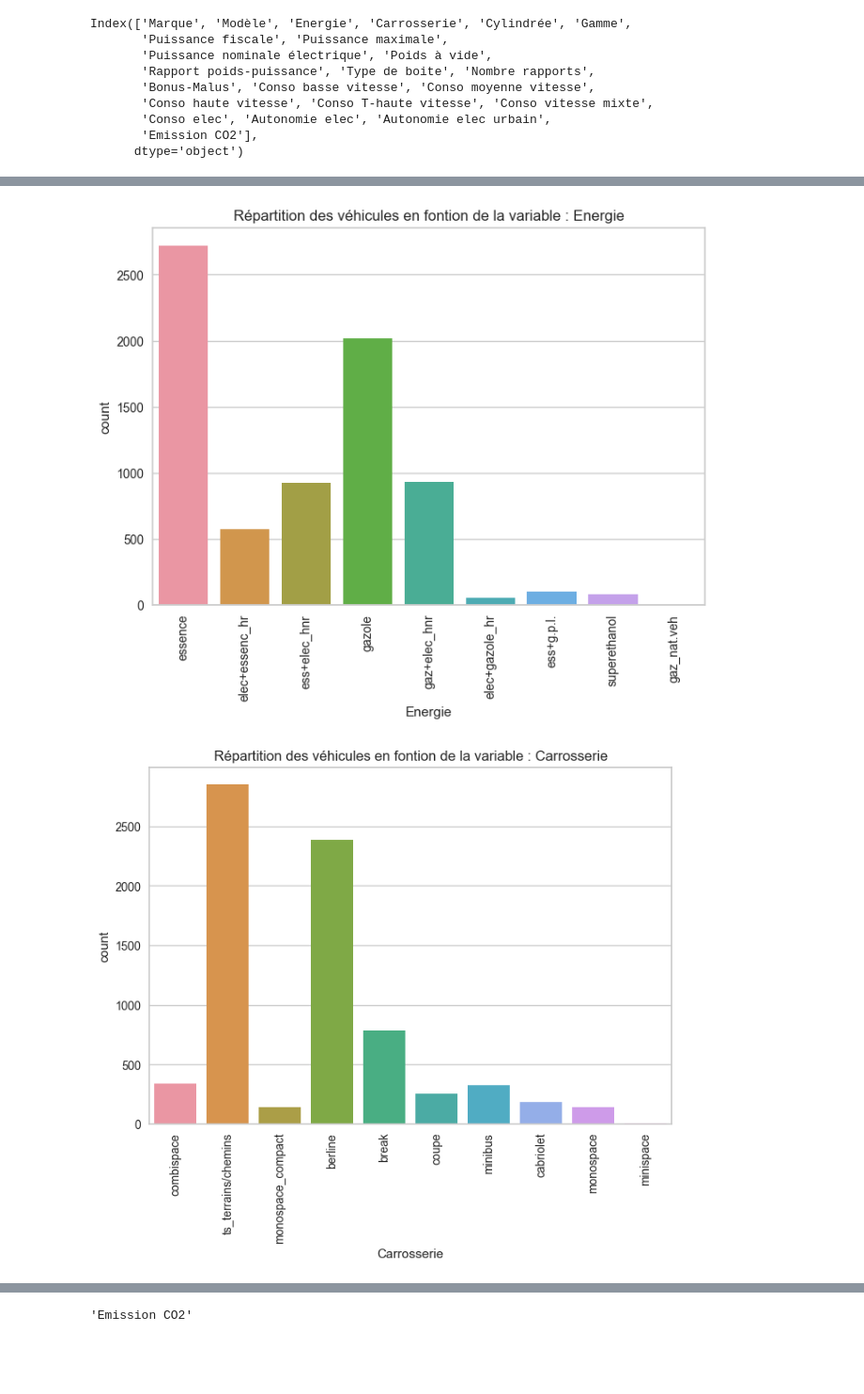
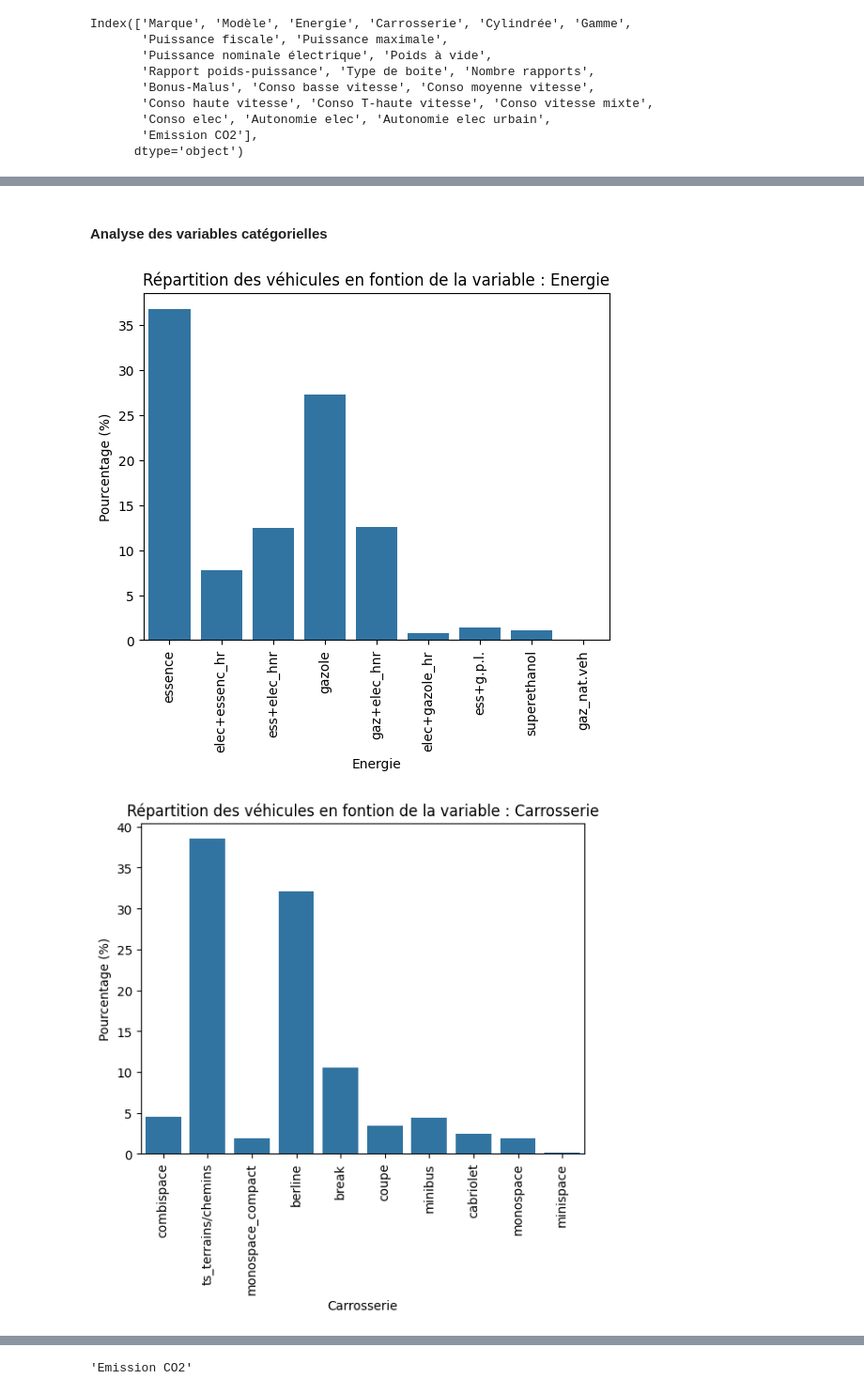
Before and after one commit to cecilegltslmcs/emissions_co2_voiture, a Jupyter notebook: notebooks/002.analyse_modelisation.ipynb, the cells around one changed output, grey strips where cells are left out. Shown at 94% size. Cells and saved outputs as stored; diff of their text form; code cells hidden in the pictures; blank space fills up the shorter version.

```diff
--- a/notebooks/002.analyse_modelisation.ipynb
+++ b/notebooks/002.analyse_modelisation.ipynb
@@ -98,6 +176,12 @@ Index(['Marque', 'Modèle', 'Energie', 'Carrosserie', 'Cylindrée', 'Gamme',
 # %%
 # fill variables about electric consumption
-df["Autonomie elec"] = df["Autonomie elec"].fillna(0)
-df["Puissance nominale électrique"] = df["Puissance nominale électrique"].fillna(0)
-df["Conso elec"] = df["Conso elec"].fillna(0)
-df["Autonomie elec urbain"] = df["Autonomie elec urbain"].fillna(0)
+
+electrical_variables  = [
+    "Autonomie elec",
+    "Puissance nominale électrique",
+    "Conso elec",
+    "Autonomie elec urbain"
+    ]
+
+for col in electrical_variables:
+    df[col] = df[col].fillna(0)
@@ -189,15 +256,11 @@ df[df["Emission CO2"] == df["Emission CO2"].max()]
 # %%
 # log transformation
 df["Emission CO2"] = np.log1p(df["Emission CO2"])
+# %% [markdown]
+#### Analyse des variables catégorielles
 # %%
 for col in ['Energie', 'Carrosserie', 'Gamme', 'Bonus-Malus', "Type de boite"]:
-    sns.countplot(
-        x=col,
-        data=df
-        )
-    plt.title(f"Répartition des véhicules en fontion de la variable : {col}")
-    plt.xticks(rotation=90)
-    plt.show()
+    categorical_analysis(df, col)
 # %% [output]
-[figure, old version]
+[figure, new version]
-[figure, old version]
+[figure, new version]
```
Also changed, not shown: parts of 54 cells of this notebook.
